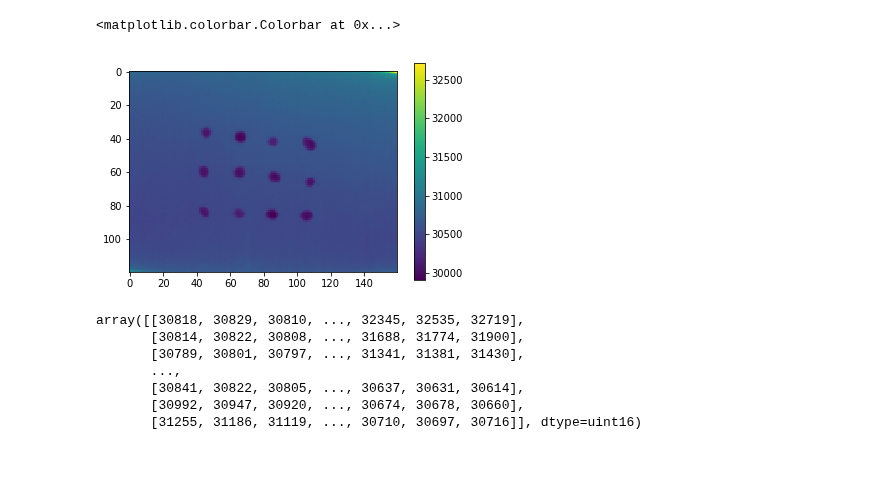
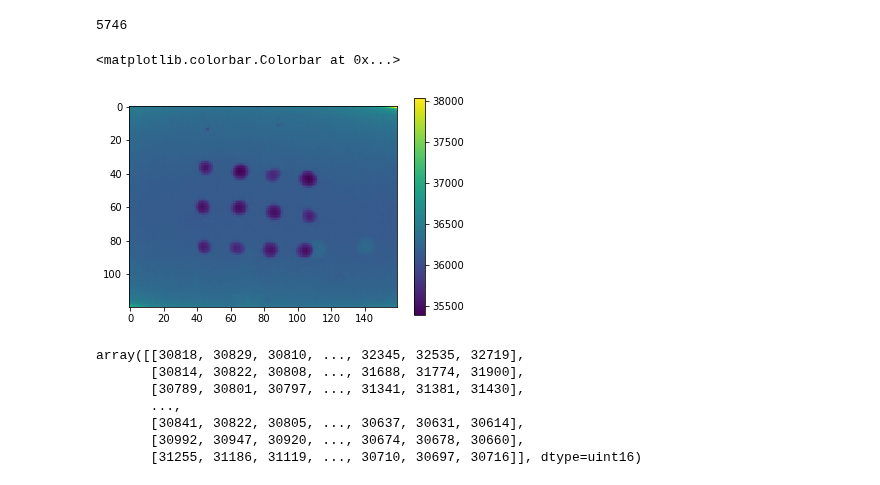
Before and after one commit to jrodguez/musical-robot, a Jupyter notebook: examples/Flat_Plate_6_11_19.ipynb, the cells around one changed output. Saved outputs shown, nothing was run; the diff lists cells and outputs as text; code cells hidden in the pictures.

Commit message:
Flat plate video processing

```diff
--- a/examples/Flat_Plate_6_11_19.ipynb
+++ b/examples/Flat_Plate_6_11_19.ipynb
@@ -18,11 +22,15 @@ import pandas as pd
 # %%
-frames = io.imread('/Users/studentuser/Documents/6_11_19_Proline_MA_flat_plate.tiff')
+frames = io.imread('../doc/6_11_19_Proline_MA_flat_plate.tiff')
+# %%
+len(frames)
+# %% [output]
+5746
 # %%
-plt.imshow(frames[0])
+plt.imshow(frames[2000])
 plt.colorbar()
 # %% [output]
 <matplotlib.colorbar.Colorbar at 0x...>
-[figure, old version]
+[figure, new version]
 # %%
 frames[0]
 # %% [output]
```
Also changed, not shown: parts of 15 cells of this notebook.
